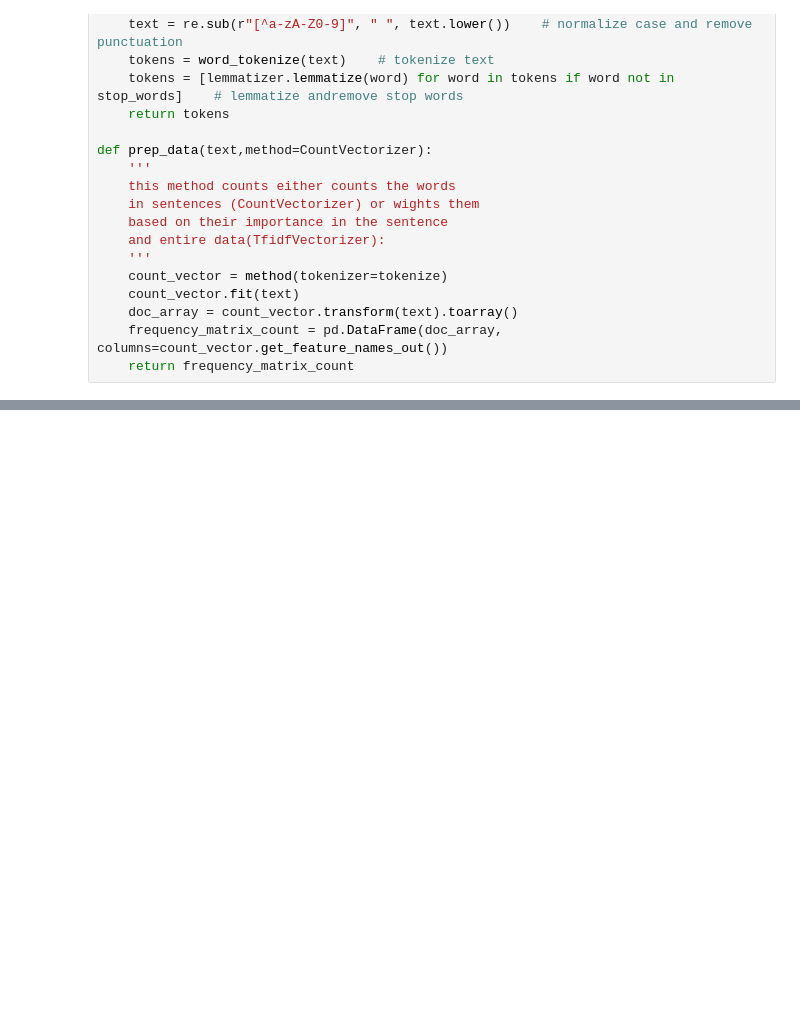
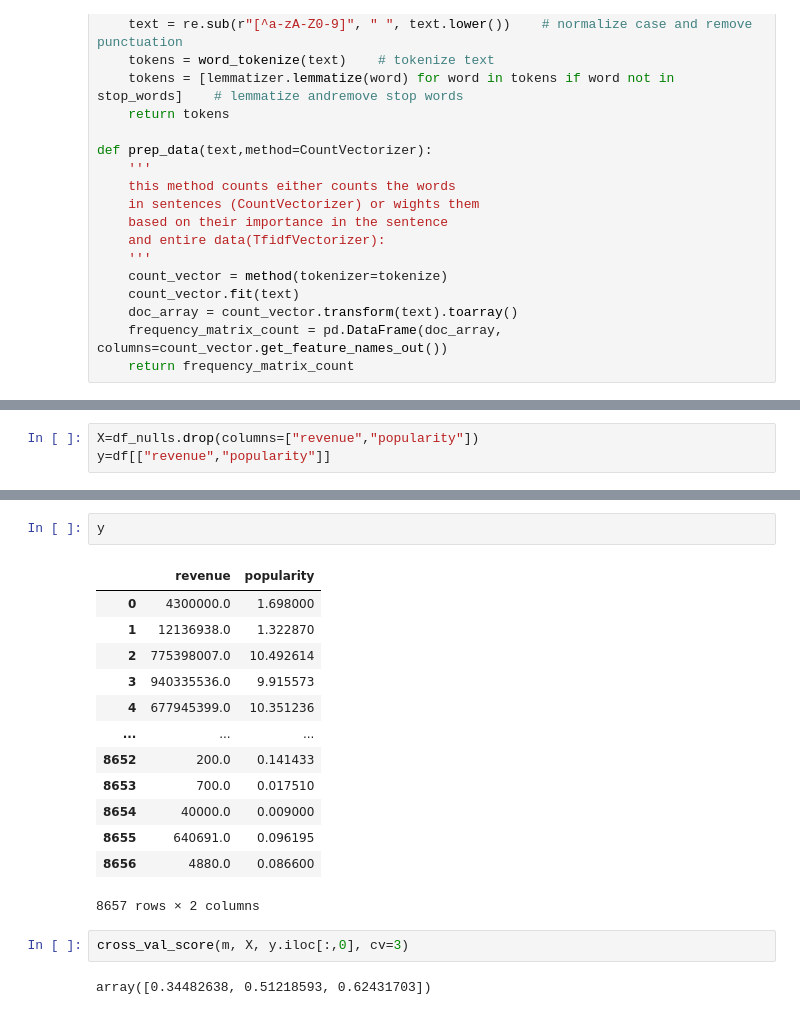
Before and after one commit to scienclick/pde_cap_mrp_zagros, a Jupyter notebook: notebooks/main_notebook.ipynb, the cells around one changed output, grey strips where cells are left out. Drawn from its saved outputs; the diff is of its cells as text; blank space fills up the shorter version.

```diff
--- a/notebooks/main_notebook.ipynb
+++ b/notebooks/main_notebook.ipynb
@@ -208,0 +222,3 @@ Name: 0, dtype: object
+# %%
+X=df_nulls.drop(columns=["revenue","popularity"])
+y=df[["revenue","popularity"]]
@@ -208,0 +263,20 @@ Name: 0, dtype: object
+# %%
+y
+# %% [output]
+|  | revenue | popularity |
+| 0 | 4300000.0 | 1.698000 |
+| 1 | 12136938.0 | 1.322870 |
+| 2 | 775398007.0 | 10.492614 |
+| 3 | 940335536.0 | 9.915573 |
+| 4 | 677945399.0 | 10.351236 |
+| ... | ... | ... |
+| 8652 | 200.0 | 0.141433 |
+| 8653 | 700.0 | 0.017510 |
+| 8654 | 40000.0 | 0.009000 |
+| 8655 | 640691.0 | 0.096195 |
+| 8656 | 4880.0 | 0.086600 |
+8657 rows × 2 columns
+# %%
+cross_val_score(m, X, y.iloc[:,0], cv=3)
+# %% [output]
+array([0.34482638, 0.51218593, 0.62431703])
```
Also changed, not shown: parts of 6 cells of this notebook.
